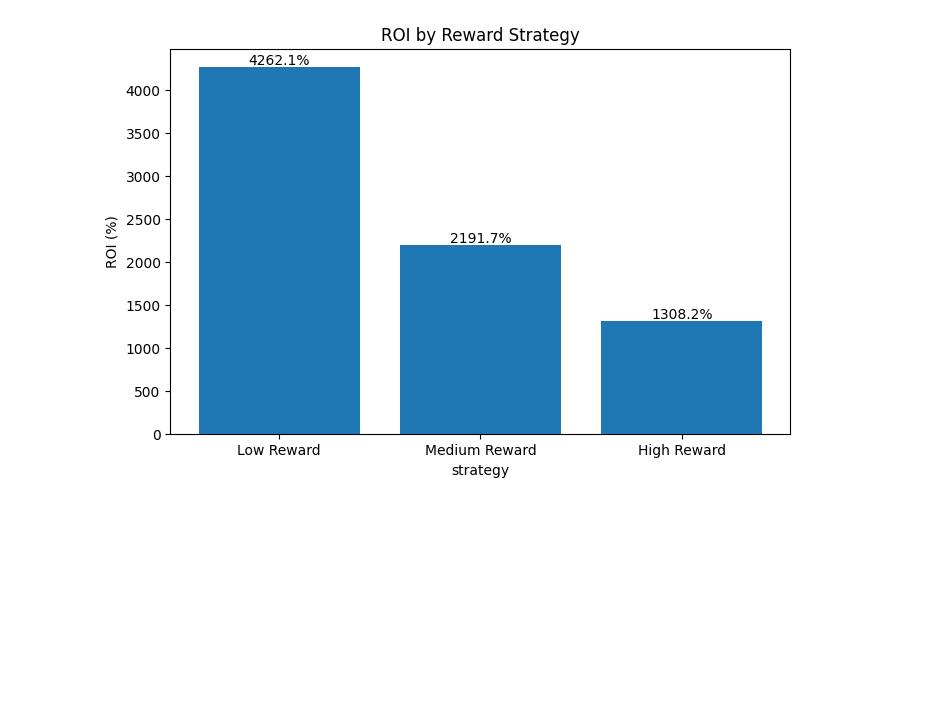
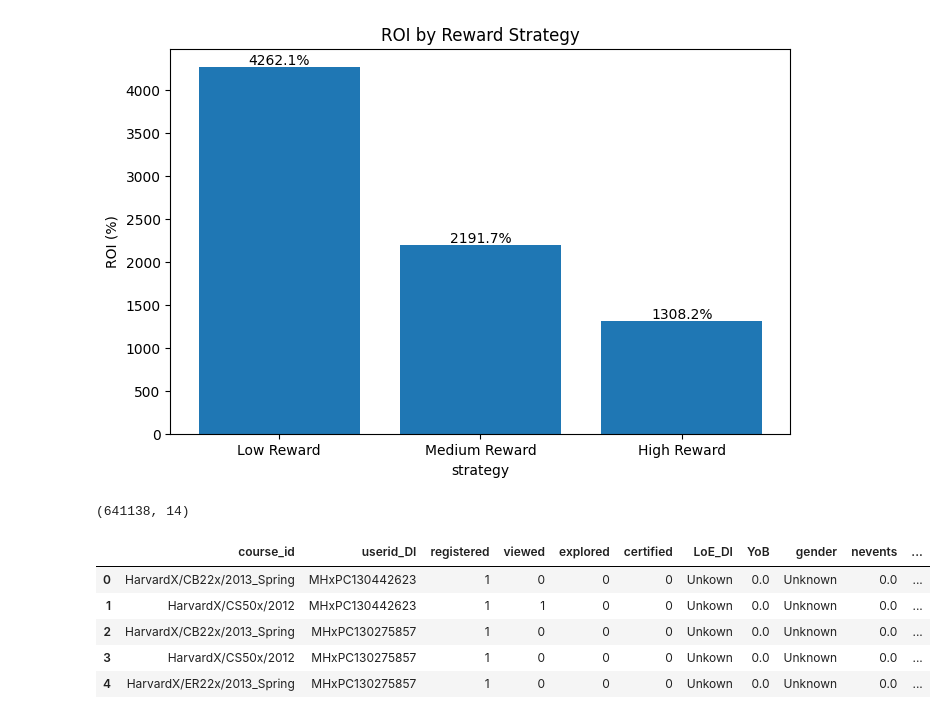
Before and after one commit to Chunyuliu-lgtm/online-learning-engagement-analysis, a Jupyter notebook: notebooks/product_analytics.ipynb, the cells around one changed output. Saved outputs shown, nothing was run; the diff lists cells and outputs as text; code cells hidden in the pictures; blank space fills up the shorter version.

```diff
--- a/notebooks/product_analytics.ipynb
+++ b/notebooks/product_analytics.ipynb
@@ -1135,3 +1135,27 @@ plt.savefig('../figures/roi_by_reward_strategy.png',dpi=300, bbox_inches='tight'
 plt.show()
 # %% [output]
 [figure]
+# %%
+sql_df=df.copy()
+# %%
+# keep useful columns
+sql_df=sql_df[['course_id','userid_DI','registered','viewed','explored','certified','LoE_DI','YoB','gender','nevents','ndays_act','nplay_video','nchapters','nforum_posts']]
+# %%
+# fill missing values
+sql_df['LoE_DI']= sql_df['LoE_DI'].fillna('Unkown')
+sql_df['gender']=sql_df['gender'].fillna('Unknown')
+numeric_cols=['YoB','nevents','nplay_video','nchapters']
+sql_df[numeric_cols]=sql_df[numeric_cols].fillna(0)
+
+#export cleaned csv
+sql_df.to_csv('../data/courses_cleaned_for_sql.csv', index=False)
+print(sql_df.shape)
+sql_df.head()
+# %% [output]
+(641138, 14)
+|  | course_id | userid_DI | registered | viewed | explored | certified | LoE_DI | YoB | gender | nevents | ... |
+| 0 | HarvardX/CB22x/2013_Spring | MHxPC130442623 | 1 | 0 | 0 | 0 | Unkown | 0.0 | Unknown | 0.0 | ... |
+| 1 | HarvardX/CS50x/2012 | MHxPC130442623 | 1 | 1 | 0 | 0 | Unkown | 0.0 | Unknown | 0.0 | ... |
+| 2 | HarvardX/CB22x/2013_Spring | MHxPC130275857 | 1 | 0 | 0 | 0 | Unkown | 0.0 | Unknown | 0.0 | ... |
+| 3 | HarvardX/CS50x/2012 | MHxPC130275857 | 1 | 0 | 0 | 0 | Unkown | 0.0 | Unknown | 0.0 | ... |
+| 4 | HarvardX/ER22x/2013_Spring | MHxPC130275857 | 1 | 0 | 0 | 0 | Unkown | 0.0 | Unknown | 0.0 | ... |
```
Also changed, not shown: 3 other files.
